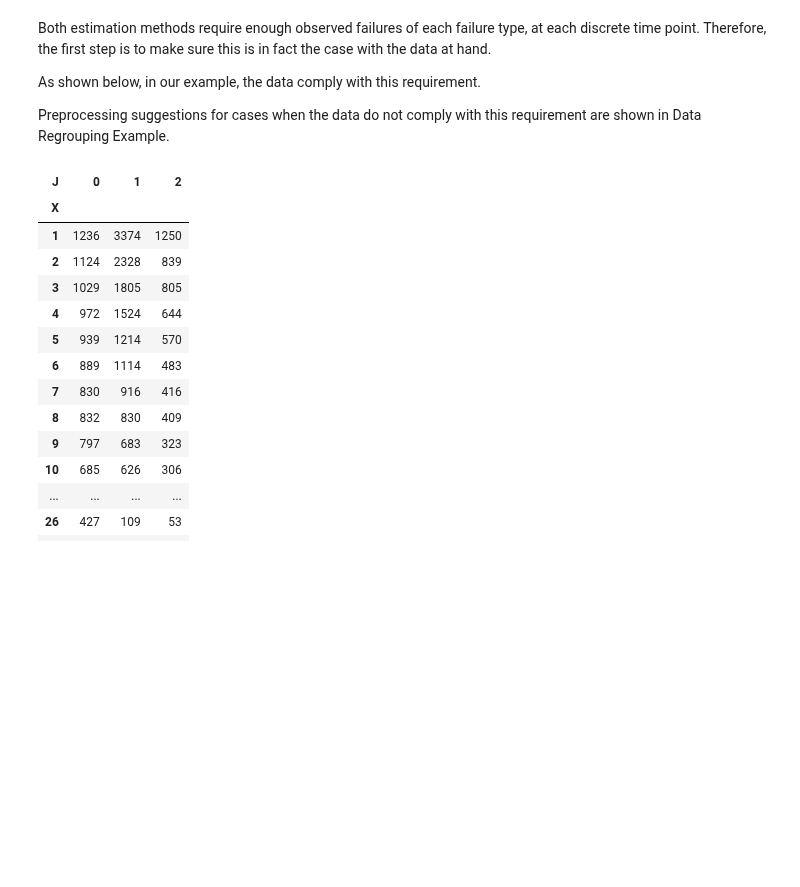
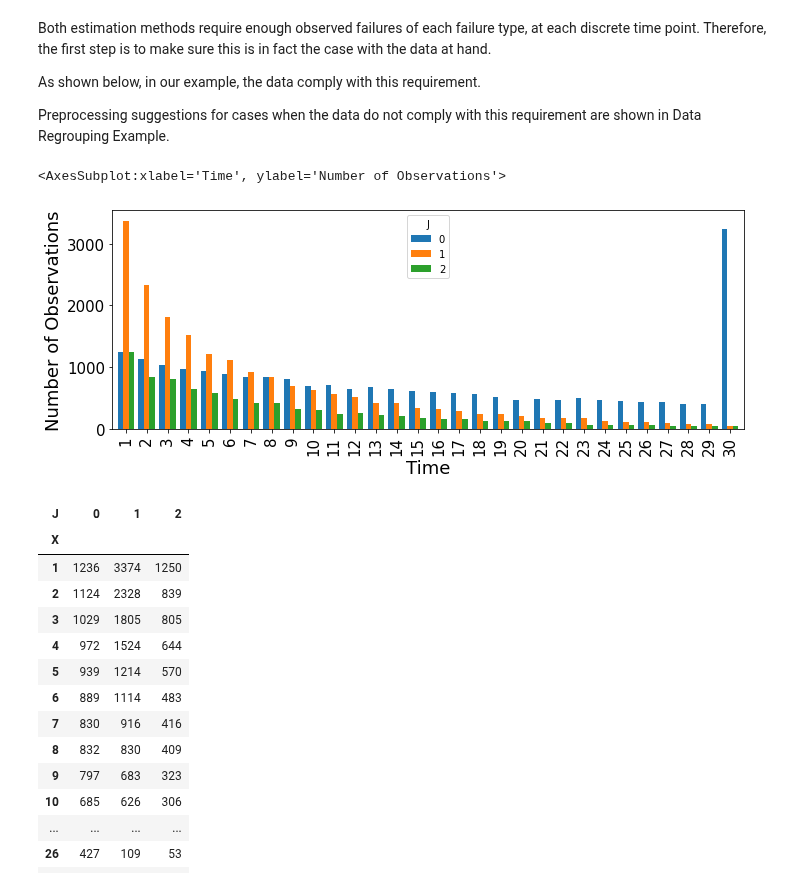
Before and after one commit to tomer1812/pydts, a Jupyter notebook: docs/JSS Replication.ipynb, the cells around one changed output. Cells and saved outputs as stored; diff of their text form; code cells hidden in the pictures; blank space fills up the shorter version.

```diff
--- a/docs/JSS Replication.ipynb
+++ b/docs/JSS Replication.ipynb
@@ -69,6 +69,12 @@ Both estimation methods require enough observed failures of each failure type, a
 As shown below, in our example, the data comply with this requirement.
 
 Preprocessing suggestions for cases when the data do not comply with this requirement are shown in Data Regrouping Example.
+# %%
+from pydts.examples_utils.plots import plot_events_occurrence
+plot_events_occurrence(patients_df)
+# %% [output]
+<AxesSubplot:xlabel='Time', ylabel='Number of Observations'>
+[figure, added]
 # %%
 patients_df.groupby(['J', 'X'])['pid'].count().unstack('J')
 # %% [output]
```
Also changed, not shown: parts of 25 cells of this notebook, 10 other files.
